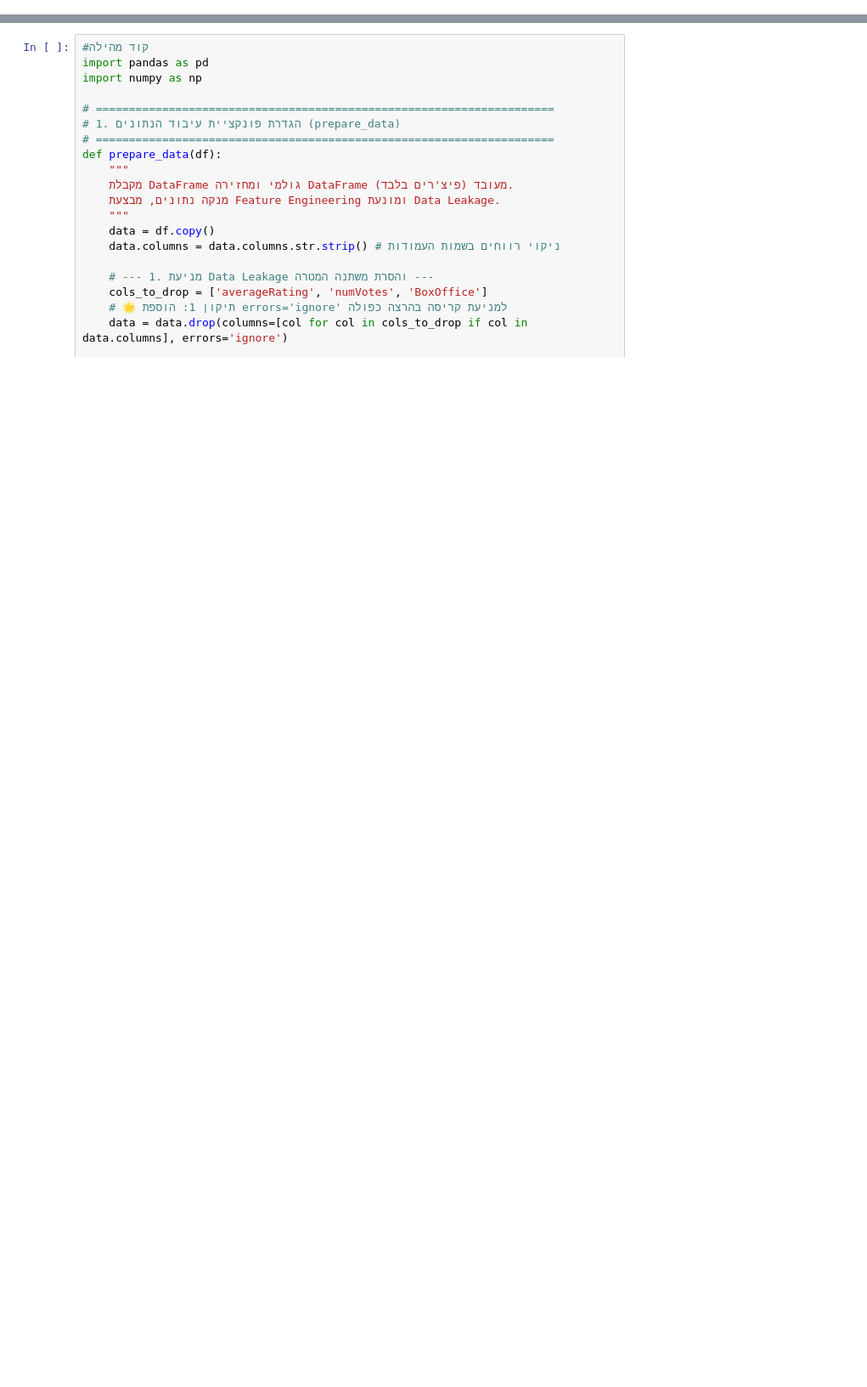
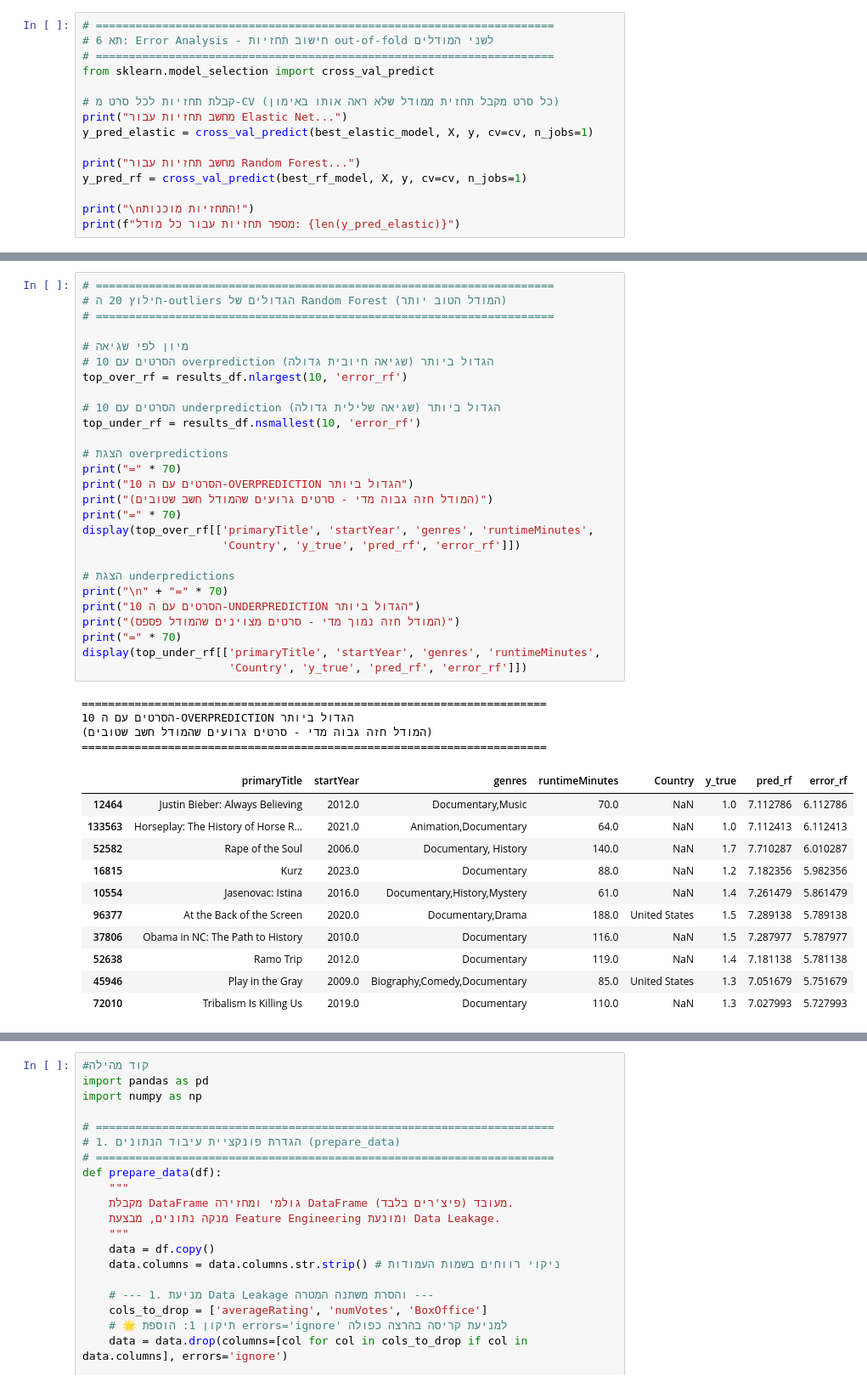
Before and after one commit to MiriamDinay/Movie-Data-Collection-Project2, a Jupyter notebook: קוד נקי.ipynb, the cells around one changed output, grey strips where cells are left out. Shown at 85% size. Cells and saved outputs as stored; diff of their text form; blank space fills up the shorter version.

```diff
--- a/קוד נקי.ipynb
+++ b/קוד נקי.ipynb
@@ -0,0 +287,15 @@
+# %%
+# =====================================================================
+# תא 6: Error Analysis - חישוב תחזיות out-of-fold לשני המודלים
+# =====================================================================
+from sklearn.model_selection import cross_val_predict
+
+# קבלת תחזיות לכל סרט מ-CV (כל סרט מקבל תחזית ממודל שלא ראה אותו באימון)
+print("מחשב תחזיות עבור Elastic Net...")
+y_pred_elastic = cross_val_predict(best_elastic_model, X, y, cv=cv, n_jobs=1)
+
+print("מחשב תחזיות עבור Random Forest...")
+y_pred_rf = cross_val_predict(best_rf_model, X, y, cv=cv, n_jobs=1)
+
+print("\nהתחזיות מוכנות!")
+print(f"מספר תחזיות עבור כל מודל: {len(y_pred_elastic)}")
@@ -0,0 +339,43 @@
+# %%
+# =====================================================================
+# חילוץ 20 ה-outliers הגדולים של Random Forest (המודל הטוב יותר)
+# =====================================================================
+
+# מיון לפי שגיאה
+# 10 הסרטים עם overprediction הגדול ביותר (שגיאה חיובית גדולה)
+top_over_rf = results_df.nlargest(10, 'error_rf')
+
+# 10 הסרטים עם underprediction הגדול ביותר (שגיאה שלילית גדולה)
+top_under_rf = results_df.nsmallest(10, 'error_rf')
+
+# הצגת overpredictions
+print("=" * 70)
+print("10 הסרטים עם ה-OVERPREDICTION הגדול ביותר")
+print("(המודל חזה גבוה מדי - סרטים גרועים שהמודל חשב שטובים)")
+print("=" * 70)
+display(top_over_rf[['primaryTitle', 'startYear', 'genres', 'runtimeMinutes',
+                     'Country', 'y_true', 'pred_rf', 'error_rf']])
+
+# הצגת underpredictions
+print("\n" + "=" * 70)
+print("10 הסרטים עם ה-UNDERPREDICTION הגדול ביותר")
+print("(המודל חזה נמוך מדי - סרטים מצוינים שהמודל פספס)")
+print("=" * 70)
+display(top_under_rf[['primaryTitle', 'startYear', 'genres', 'runtimeMinutes',
+                      'Country', 'y_true', 'pred_rf', 'error_rf']])
+# %% [output]
+======================================================================
+10 הסרטים עם ה-OVERPREDICTION הגדול ביותר
+(המודל חזה גבוה מדי - סרטים גרועים שהמודל חשב שטובים)
+======================================================================
+|  | primaryTitle | startYear | genres | runtimeMinutes | Country | y_true | pred_rf | error_rf |
+| 12464 | Justin Bieber: Always Believing | 2012.0 | Documentary,Music | 70.0 | NaN | 1.0 | 7.112786 | 6.112786 |
+| 133563 | Horseplay: The History of Horse R... | 2021.0 | Animation,Documentary | 64.0 | NaN | 1.0 | 7.112413 | 6.112413 |
+| 52582 | Rape of the Soul | 2006.0 | Documentary, History | 140.0 | NaN | 1.7 | 7.710287 | 6.010287 |
+| 16815 | Kurz | 2023.0 | Documentary | 88.0 | NaN | 1.2 | 7.182356 | 5.982356 |
+| 10554 | Jasenovac: Istina | 2016.0 | Documentary,History,Mystery | 61.0 | NaN | 1.4 | 7.261479 | 5.861479 |
+| 96377 | At the Back of the Screen | 2020.0 | Documentary,Drama | 188.0 | United States | 1.5 | 7.289138 | 5.789138 |
+| 37806 | Obama in NC: The Path to History | 2010.0 | Documentary | 116.0 | NaN | 1.5 | 7.287977 | 5.787977 |
+| 52638 | Ramo Trip | 2012.0 | Documentary | 119.0 | NaN | 1.4 | 7.181138 | 5.781138 |
+| 45946 | Play in the Gray | 2009.0 | Biography,Comedy,Documentary | 85.0 | United States | 1.3 | 7.051679 | 5.751679 |
+| 72010 | Tribalism Is Killing Us | 2019.0 | Documentary | 110.0 | NaN | 1.3 | 7.027993 | 5.727993 |
```
Also changed, not shown: parts of 36 cells of this notebook.
